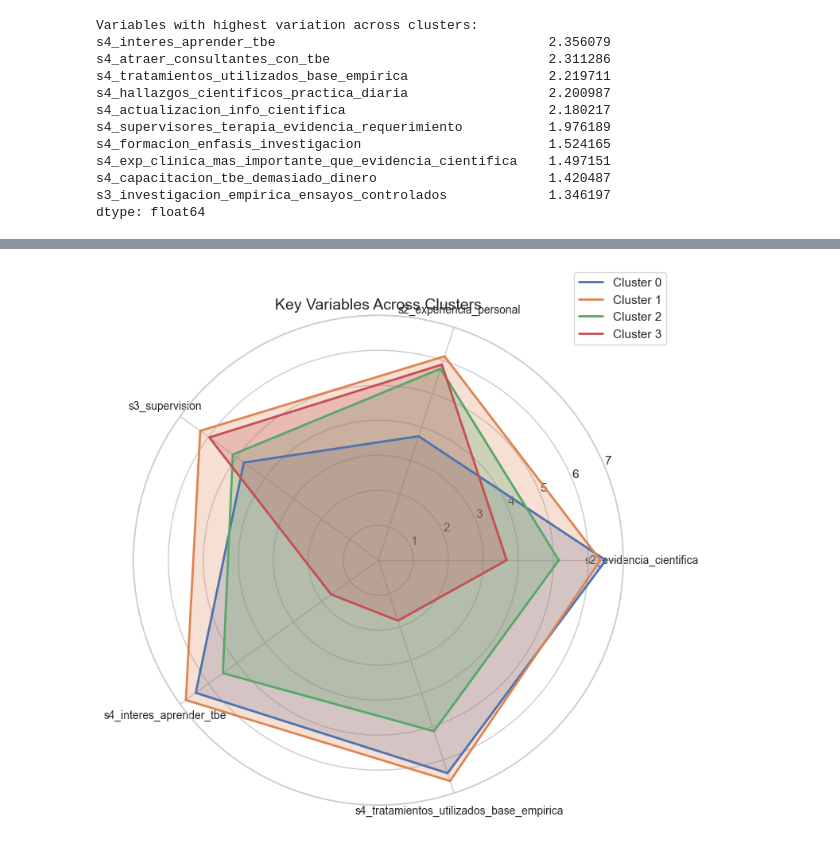
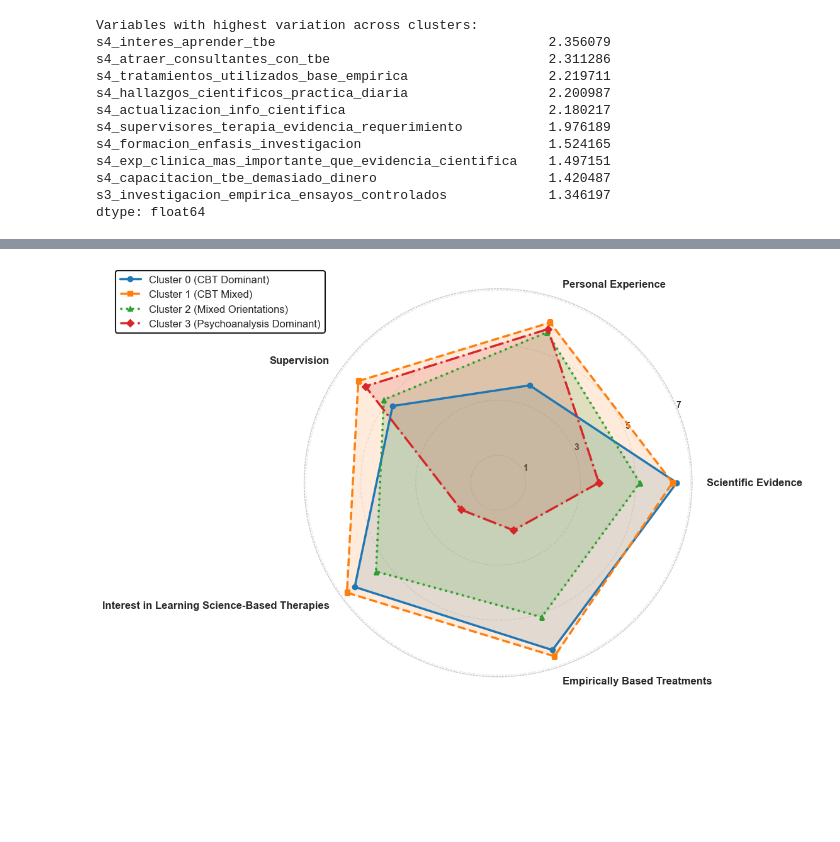
Before and after one commit to Nicobruno92/Psy_ResearchAttitudes, a Jupyter notebook: notebooks/analysis/cluster_analysis.ipynb, the cells around one changed output, grey strips where cells are left out. Cells and saved outputs as stored; diff of their text form; code cells hidden in the pictures; blank space fills up the shorter version.

Commit message:
update cluster and statistics notebooks and added updated plots

```diff
--- a/notebooks/analysis/cluster_analysis.ipynb
+++ b/notebooks/analysis/cluster_analysis.ipynb
@@ -274,36 +367,78 @@ plt.show()
 # %%
-# Use the actual means instead of normalized values
-top_variables = [
-    "s2_evidencia_cientifica", "s2_experiencia_personal",
-    "s3_supervision", "s4_interes_aprender_tbe",
-    "s4_tratamientos_utilizados_base_empirica"
-]
+# Define top variables for radar plot with translations
+top_variables = {
+    "s2_evidencia_cientifica": "Scientific Evidence",
+    "s2_experiencia_personal": "Personal Experience",
+    "s3_supervision": "Supervision",
+    "s4_interes_aprender_tbe": "Interest in Learning Science-Based Therapies",
+    "s4_tratamientos_utilizados_base_empirica": "Empirically Based Treatments"
+}
 
 # Reduce the cluster means to the selected top variables
-actual_means = cluster_means[top_variables]
+valid_columns = [col for col in top_variables.keys() if col in cluster_means.columns]
+actual_means = cluster_means[valid_columns]
 
 # Radar plot setup
-angles = np.linspace(0, 2 * np.pi, len(top_variables), endpoint=False).tolist()
+angles = np.linspace(0, 2 * np.pi, len(valid_columns), endpoint=False).tolist()
 angles += angles[:1]  # Close the circle
 
 fig, ax = plt.subplots(figsize=(8, 8), subplot_kw=dict(polar=True))
 
-# Iterate over each cluster
-for cluster in actual_means.index:
+# Cluster labels
+cluster_labels_radar_plot = {
+    0: "Cluster 0 (CBT Dominant)",
+    1: "Cluster 1 (CBT Mixed)",
+    2: "Cluster 2 (Mixed Orientations)",
+    3: "Cluster 3 (Psychoanalysis Dominant)"
+}
+
+# Define a more distinct color palette manually
+custom_colors = ["#1f77b4", "#ff7f0e", "#2ca02c", "#d62728"]  # Blue, Orange, Green, Red
+
+line_styles = ['solid', 'dashed', 'dotted', 'dashdot']
+markers = ['o', 's', '^', 'D']
+
+# Iterate over each cluster and plot with professional styling
+for idx, (cluster, color) in enumerate(zip(actual_means.index, custom_colors)):
     values = actual_means.loc[cluster].tolist()
     values += values[:1]  # Close the circle
-    ax.plot(angles, values, label=f"Cluster {cluster}", linewidth=2)
-    ax.fill(angles, values, alpha=0.25)
+    ax.plot(angles, values, label=cluster_labels_radar_plot[cluster], linewidth=2.5, linestyle=line_styles[idx], marker=markers[idx], color=color)
+    ax.fill(angles, values, alpha=0.15, color=color)
 
-# Set axis labels and legend
+# Improve Axis Labels
 ax.set_xticks(angles[:-1])
-ax.set_xticklabels(top_variables, fontsize=10)
-ax.set_title("Key Variables Across Clusters", fontsize=14)
-ax.legend(loc="upper right", bbox_to_anchor=(1.1, 1.1))
+ax.set_xticklabels(top_variables.values(), fontsize=12, fontweight='bold')
 
-# Adjust radial limits to match the scale (e.g., Likert scale of 1-7)
-ax.set_ylim(0, 7)  # Assuming Likert scale minimum = 1 and maximum = 7
+# Rotate labels for clarity
+for label, angle in zip(ax.get_xticklabels(), angles[:-1]):
+    angle_deg = np.degrees(angle)
+    if 90 < angle_deg < 270:
+        label.set_rotation(angle_deg + 180)
+        label.set_ha("right")
+    else:
+        label.set_rotation(angle_deg)
+        label.set_ha("left")
+
+# Improve Grid and Borders
+ax.yaxis.grid(True, linestyle="dashed", alpha=0.4, linewidth=1)
+ax.xaxis.grid(False)  # Remove radial grid for clarity
+ax.spines["polar"].set_visible(True)
+ax.spines["polar"].set_linestyle("dotted")
+
+# Improve Radial Scale
+ax.set_yticks([1, 3, 5, 7])
+ax.set_yticklabels(["1", "3", "5", "7"], fontsize=10, fontweight="bold")
+
+# Remove title, replace with caption
+fig.suptitle("", fontsize=0)
+
+# Add legend box
+legend = ax.legend(loc="upper left", bbox_to_anchor=(-0.50, 1.06), frameon=True, fontsize=12)
+legend.get_frame().set_edgecolor("black")
+legend.get_frame().set_linewidth(1.5)
+legend.get_frame().set_facecolor("white")
+legend.get_frame().set_alpha(0.9)
 
 plt.show()
 # %% [output]
-[figure, old version]
+[figure, new version]
```
Also changed, not shown: parts of 33 cells of this notebook, 1 other file.
